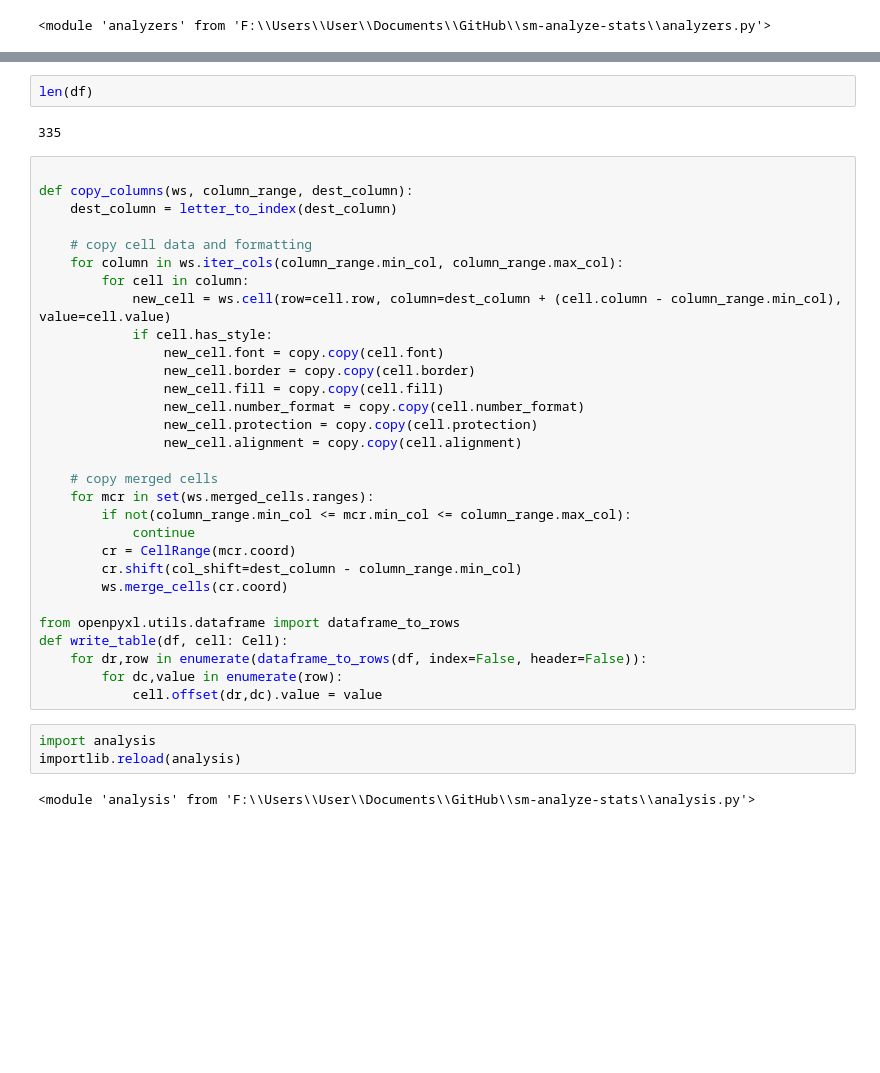
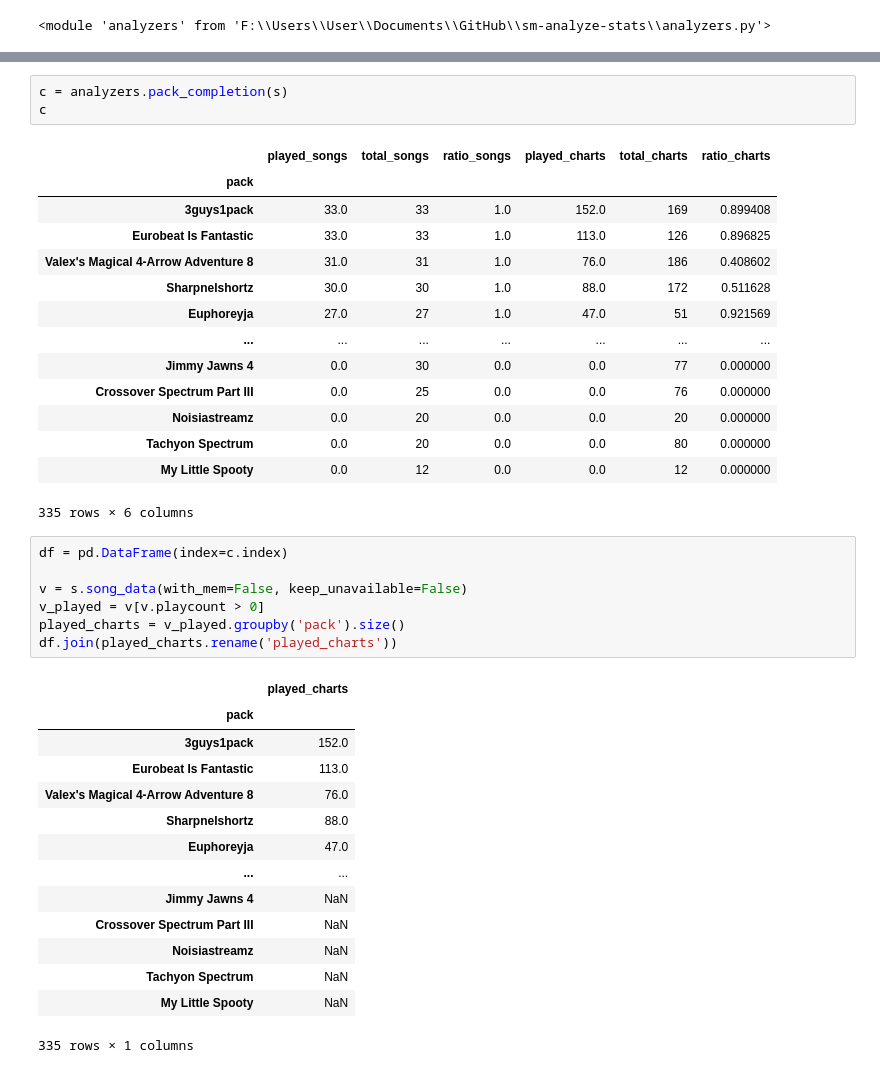
Before and after one commit to barrysir/sm-analyze-stats, a Jupyter notebook: Untitled1.ipynb, the cells around one changed output, grey strips where cells are left out. Saved outputs shown, nothing was run; the diff lists cells and outputs as text; blank space fills up the shorter version.

```diff
--- a/Untitled1.ipynb
+++ b/Untitled1.ipynb
@@ -109,39 +97,40 @@ df
-# %%
-len(df)
-# %% [output]
-335
-# %%
-
-def copy_columns(ws, column_range, dest_column):
-    dest_column = letter_to_index(dest_column)
-
-    # copy cell data and formatting
-    for column in ws.iter_cols(column_range.min_col, column_range.max_col):
-        for cell in column:
-            new_cell = ws.cell(row=cell.row, column=dest_column + (cell.column - column_range.min_col), value=cell.value)
-            if cell.has_style:
-                new_cell.font = copy.copy(cell.font)
-                new_cell.border = copy.copy(cell.border)
-                new_cell.fill = copy.copy(cell.fill)
-                new_cell.number_format = copy.copy(cell.number_format)
-                new_cell.protection = copy.copy(cell.protection)
-                new_cell.alignment = copy.copy(cell.alignment)
-
-    # copy merged cells
-    for mcr in set(ws.merged_cells.ranges):
-        if not(column_range.min_col <= mcr.min_col <= column_range.max_col):
-            continue
-        cr = CellRange(mcr.coord)
-        cr.shift(col_shift=dest_column - column_range.min_col)
-        ws.merge_cells(cr.coord)
-
-from openpyxl.utils.dataframe import dataframe_to_rows
-def write_table(df, cell: Cell):
-    for dr,row in enumerate(dataframe_to_rows(df, index=False, header=False)):
-        for dc,value in enumerate(row):
-            cell.offset(dr,dc).value = value
-# %%
-import analysis
-importlib.reload(analysis)
-# %% [output]
-<module 'analysis' from 'F:\\Users\\User\\Documents\\GitHub\\sm-analyze-stats\\analysis.py'>
+# %%
+c = analyzers.pack_completion(s)
+c
+# %% [output]
+|  | played_songs | total_songs | ratio_songs | played_charts | total_charts | ratio_charts |
+| pack |  |  |  |  |  |  |
+| 3guys1pack | 33.0 | 33 | 1.0 | 152.0 | 169 | 0.899408 |
+| Eurobeat Is Fantastic | 33.0 | 33 | 1.0 | 113.0 | 126 | 0.896825 |
+| Valex's Magical 4-Arrow Adventure 8 | 31.0 | 31 | 1.0 | 76.0 | 186 | 0.408602 |
+| Sharpnelshortz | 30.0 | 30 | 1.0 | 88.0 | 172 | 0.511628 |
+| Euphoreyja | 27.0 | 27 | 1.0 | 47.0 | 51 | 0.921569 |
+| ... | ... | ... | ... | ... | ... | ... |
+| Jimmy Jawns 4 | 0.0 | 30 | 0.0 | 0.0 | 77 | 0.000000 |
+| Crossover Spectrum Part III | 0.0 | 25 | 0.0 | 0.0 | 76 | 0.000000 |
+| Noisiastreamz | 0.0 | 20 | 0.0 | 0.0 | 20 | 0.000000 |
+| Tachyon Spectrum | 0.0 | 20 | 0.0 | 0.0 | 80 | 0.000000 |
+| My Little Spooty | 0.0 | 12 | 0.0 | 0.0 | 12 | 0.000000 |
+335 rows × 6 columns
+# %%
+df = pd.DataFrame(index=c.index)
+
+v = s.song_data(with_mem=False, keep_unavailable=False)
+v_played = v[v.playcount > 0]
+played_charts = v_played.groupby('pack').size()
+df.join(played_charts.rename('played_charts'))
+# %% [output]
+|  | played_charts |
+| pack |  |
+| 3guys1pack | 152.0 |
+| Eurobeat Is Fantastic | 113.0 |
+| Valex's Magical 4-Arrow Adventure 8 | 76.0 |
+| Sharpnelshortz | 88.0 |
+| Euphoreyja | 47.0 |
+| ... | ... |
+| Jimmy Jawns 4 | NaN |
+| Crossover Spectrum Part III | NaN |
+| Noisiastreamz | NaN |
+| Tachyon Spectrum | NaN |
+| My Little Spooty | NaN |
+335 rows × 1 columns
```
Also changed, not shown: parts of 17 cells of this notebook, 6 other files.
